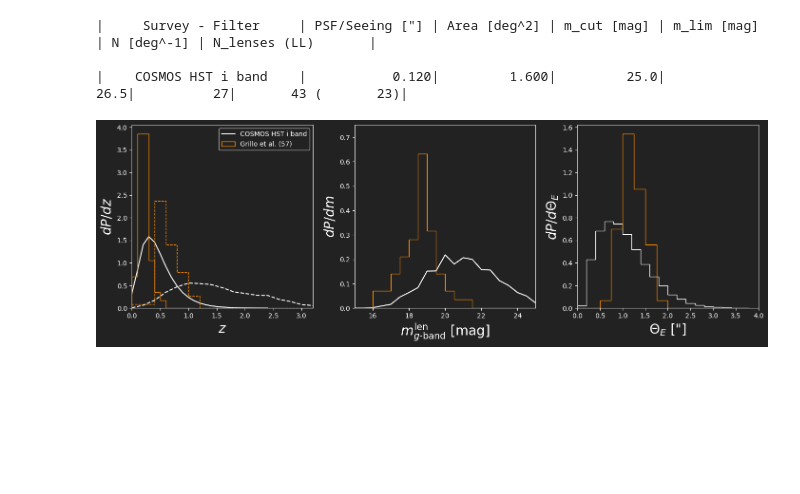
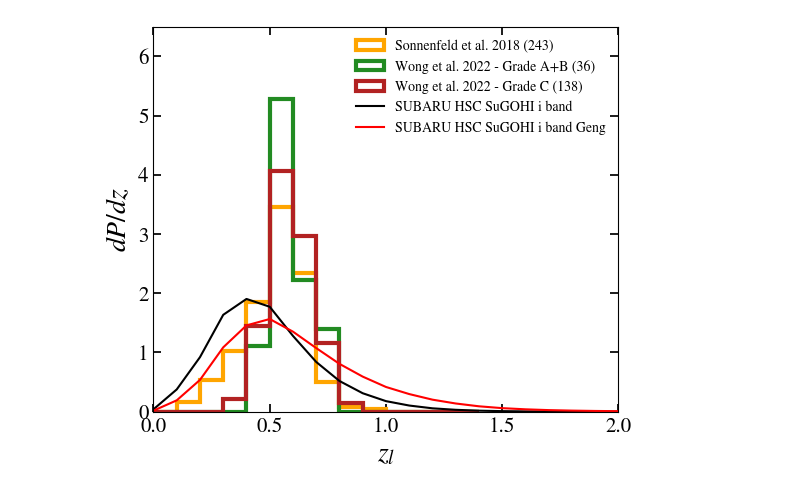
Before and after one commit to Ferr013/GALESS, a Jupyter notebook: examples/basic_example.ipynb, the cells around one changed output. Cells and saved outputs as stored; diff of their text form; code cells hidden in the pictures; blank space fills up the shorter version.

Commit message:
Started to fill an example notebook. Small adjustments to the submodules.

```diff
--- a/examples/basic_example.ipynb
+++ b/examples/basic_example.ipynb
@@ -249,41 +101,0 @@ COSMOS Web F115W test mag 28.76 27.76
-# %%
-for title in ['EUCLID Wide VIS']: #'COSMOS Web F115W', 'LSST i band'
-     survey_params = utils.read_survey_params(title, VERBOSE = 0)
-     limit    = survey_params['limit']
-     cut      = survey_params['cut']
-     area     = survey_params['area']
-     seeing   = survey_params['seeing']
-     exp_time_sec = survey_params['exp_time_sec']
-     zero_point_m = survey_params['zero_point_m']
-     sky_bckgnd_m = survey_params['sky_bckgnd_m']
-     photo_band   = survey_params['photo_band']
-
-     try:
-          # raise (ValueError)
-          matrix_LL, Theta_E_LL, prob_LL, matrix_noLL, Theta_E_noLL, prob_noLL = utils.load_pickled_files(title)
-     except ValueError:
-          print('FILE do NOT exist - RUNNING MODEL')
-          matrix_noLL, Theta_E_noLL, prob_noLL = ls.calculate_num_lenses_and_prob(
-                                                                      sigma_array, zl_array, zs_array, M_array, limit, area,
-                                                                      seeing, min_SNR, exp_time_sec, sky_bckgnd_m, zero_point_m,
-                                                                      photo_band = photo_band, mag_cut=cut, arc_mu_threshold = arc_mu_thr,
-                                                                      LENS_LIGHT_FLAG = False, SIE_FLAG = True)
-          matrix_LL, Theta_E_LL, prob_LL = ls.calculate_num_lenses_and_prob(
-                                                                      sigma_array, zl_array, zs_array, M_array, limit, area,
-                                                                      seeing, min_SNR, exp_time_sec, sky_bckgnd_m, zero_point_m,
-                                                                      photo_band = photo_band, mag_cut=cut, arc_mu_threshold = arc_mu_thr,
-                                                                      LENS_LIGHT_FLAG = True, SIE_FLAG = True)
-          utils.save_pickled_files(title,  matrix_LL, Theta_E_LL, prob_LL, matrix_noLL, Theta_E_noLL, prob_noLL)
-     utils.print_summary_surveys([title])
-     lens_plot.set_plt_param(PLOT_FOR_KEYNOTE = ___PLOT_FOR_KEYNOTE___)
-
-     lens_plot.plot_ALL_distributions(title, zl_array, zs_array, sigma_array,
-                                   Theta_E_LL, matrix_LL, Theta_E_noLL, matrix_noLL,
-                                   PLOT_FOR_KEYNOTE = ___PLOT_FOR_KEYNOTE___, SMOOTH = 1, SAVE = 0)
-     # fig, ax = plt.subplots(2, 2, figsize=(11, 10), sharex=False, sharey=False)
-     # plt.subplots_adjust(wspace=.15, hspace=.2)
-     # lens_plot.plot_z_sigma_distributions(fig, ax, title, zl_array, zs_array, sigma_array,
-     #                               Theta_E_LL, matrix_LL, Theta_E_noLL, matrix_noLL,
-     #                               PLOT_FOR_KEYNOTE = ___PLOT_FOR_KEYNOTE___, CONTOUR = 0,
-     #                               LOG = 0, SMOOTH = 1, SAVE = 1)
-     # plt.show()
@@ -410,8 +242,4 @@ Number of lenses 411 (297)
 # %%
-utils.print_summary_surveys(['COSMOS HST i band'])
-lens_plot.compare_GRILLO_SLACS(zl_array, zs_array, sigma_array, LENS_LIGHT = 0,  PLOT_FOR_KEYNOTE = ___PLOT_FOR_KEYNOTE___)
+lens_plot.compare_SUGOHI(zl_array, zs_array, sigma_array, LENS_LIGHT = 1,  PLOT_FOR_KEYNOTE = ___PLOT_FOR_KEYNOTE___)
 # %% [output]
-|     Survey - Filter     | PSF/Seeing ["] | Area [deg^2] | m_cut [mag] | m_lim [mag] | N [deg^-1] | N_lenses (LL)       |
-
-|    COSMOS HST i band    |           0.120|         1.600|         25.0|         26.5|          27|       43 (       23)|
-[figure, old version]
+[figure, new version]
```
Also changed, not shown: parts of 42 cells of this notebook, 5 other files.
